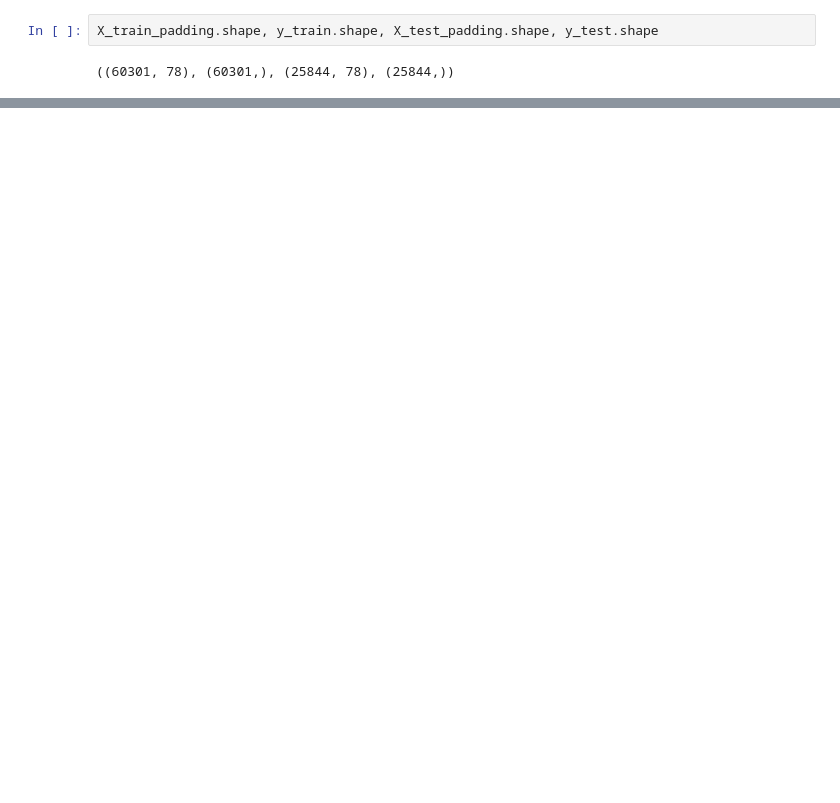
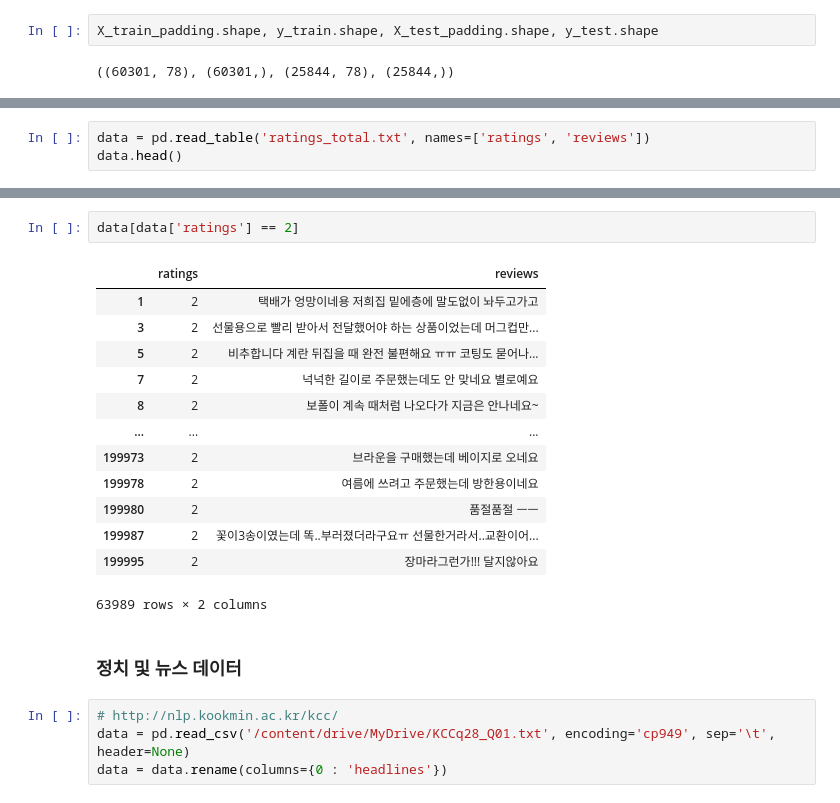
Before and after one commit to JoonghoonChoi/AI_01_Project, a Jupyter notebook: Section_4/AI_01_최중훈_Project_Section_4.ipynb, the cells around one changed output, grey strips where cells are left out. Cells and saved outputs as stored; diff of their text form; blank space fills up the shorter version.

```diff
--- a/Section_4/AI_01_최중훈_Project_Section_4.ipynb
+++ b/Section_4/AI_01_최중훈_Project_Section_4.ipynb
@@ -873,0 +1386,3 @@ weighted avg       0.77      0.77      0.77     25844
+# %%
+data = pd.read_table('ratings_total.txt', names=['ratings', 'reviews'])
+data.head()
@@ -873,0 +1410,22 @@ weighted avg       0.77      0.77      0.77     25844
+# %%
+data[data['ratings'] == 2]
+# %% [output]
+|  | ratings | reviews |
+| 1 | 2 | 택배가 엉망이네용 저희집 밑에층에 말도없이 놔두고가고 |
+| 3 | 2 | 선물용으로 빨리 받아서 전달했어야 하는 상품이었는데 머그컵만... |
+| 5 | 2 | 비추합니다 계란 뒤집을 때 완전 불편해요 ㅠㅠ 코팅도 묻어나... |
+| 7 | 2 | 넉넉한 길이로 주문했는데도 안 맞네요 별로예요 |
+| 8 | 2 | 보폴이 계속 때처럼 나오다가 지금은 안나네요~ |
+| ... | ... | ... |
+| 199973 | 2 | 브라운을 구매했는데 베이지로 오네요 |
+| 199978 | 2 | 여름에 쓰려고 주문했는데 방한용이네요 |
+| 199980 | 2 | 품절품절 ㅡㅡ |
+| 199987 | 2 | 꽃이3송이였는데 똑..부러졌더라구요ㅠ 선물한거라서..교환이어... |
+| 199995 | 2 | 장마라그런가!!! 달지않아요 |
+63989 rows × 2 columns
+# %% [markdown]
+### 정치 및 뉴스 데이터
+# %%
+# http://nlp.kookmin.ac.kr/kcc/
+data = pd.read_csv('/content/drive/MyDrive/KCCq28_Q01.txt', encoding='cp949', sep='\t', header=None)
+data = data.rename(columns={0 : 'headlines'})
```
Also changed, not shown: parts of 73 cells of this notebook.
